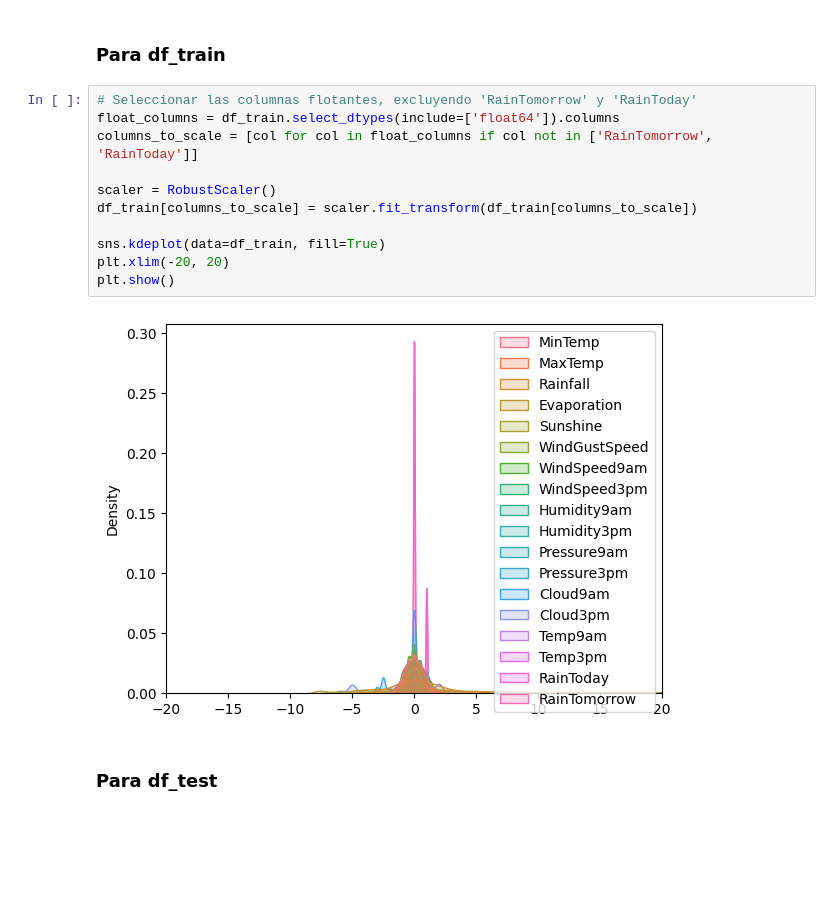
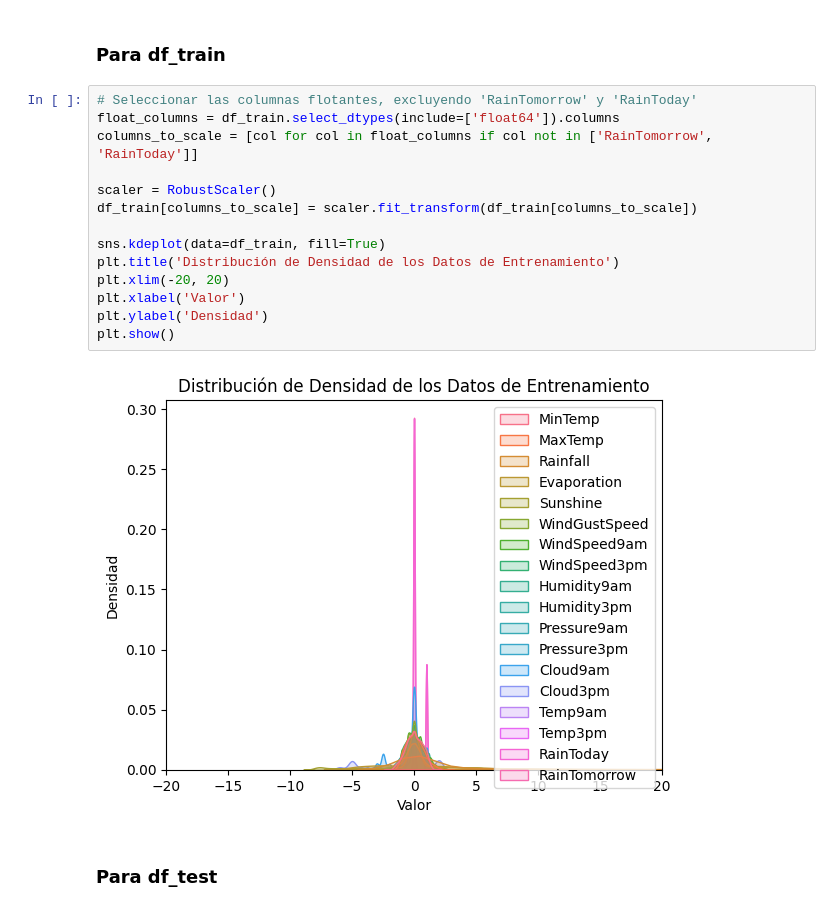
Before and after one commit to juanazorzolo/AA1-TUIA-Balverdi-Herrera-Zorzolo, a Jupyter notebook: TP_clasificacion_AA1.ipynb, the cells around one changed output. Saved outputs shown, nothing was run; the diff lists cells and outputs as text; blank space fills up the shorter version.

```diff
--- a/TP_clasificacion_AA1.ipynb
+++ b/TP_clasificacion_AA1.ipynb
@@ -391,16 +401,19 @@ Conclusión: Pudimos observar que estos outliers se deben a una asimetría en la
 # %%
 # Seleccionar las columnas flotantes, excluyendo 'RainTomorrow' y 'RainToday'
 float_columns = df_train.select_dtypes(include=['float64']).columns
 columns_to_scale = [col for col in float_columns if col not in ['RainTomorrow', 'RainToday']]
 
 scaler = RobustScaler()
 df_train[columns_to_scale] = scaler.fit_transform(df_train[columns_to_scale])
 
 sns.kdeplot(data=df_train, fill=True)
+plt.title('Distribución de Densidad de los Datos de Entrenamiento')
 plt.xlim(-20, 20)
+plt.xlabel('Valor')
+plt.ylabel('Densidad')
 plt.show()
 # %% [output]
-[figure, old version]
+[figure, new version]
 # %% [markdown]
 ### Para df_test
 # %%
```
Also changed, not shown: parts of 35 cells of this notebook.
